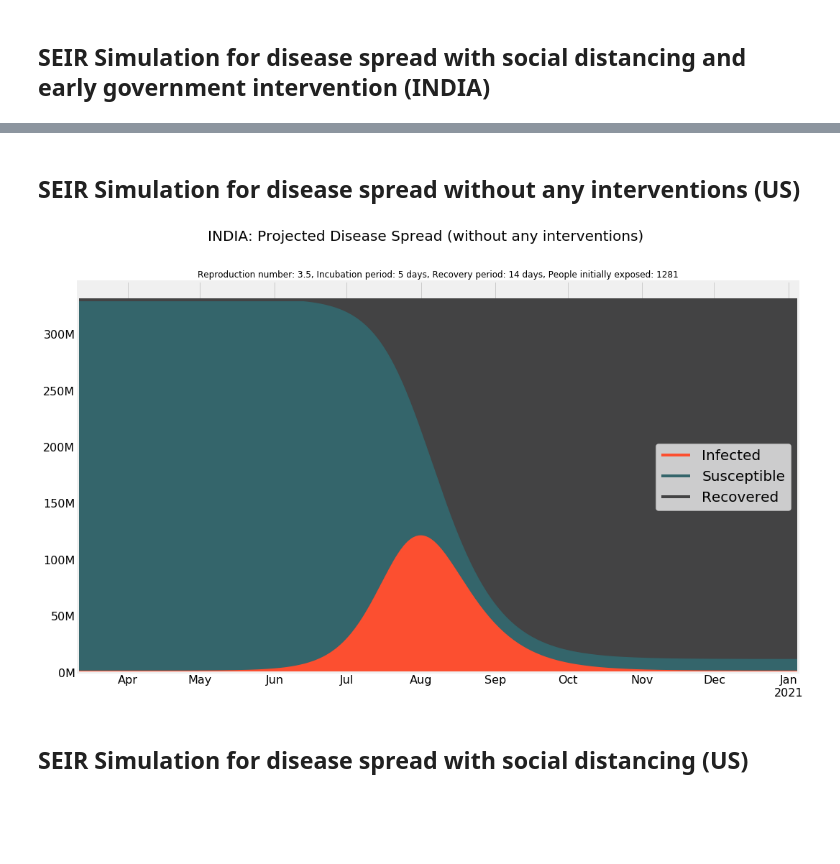
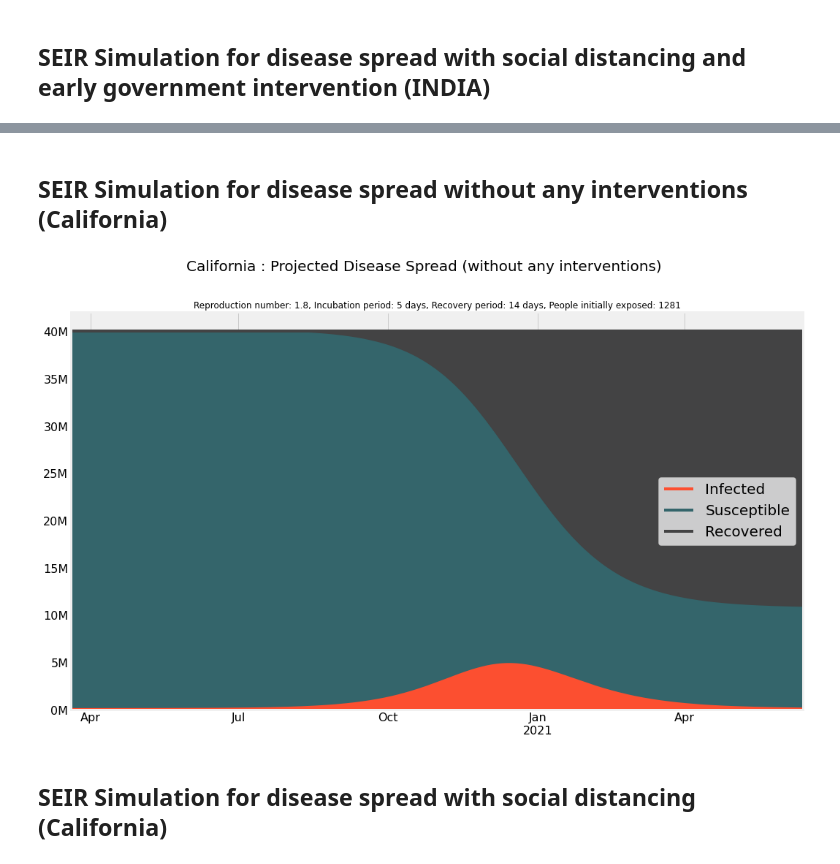
Before and after one commit to Niharika1203/CSE246_FinalProject-1, a Jupyter notebook: CSE246-FinalProject-COVID-19.ipynb, the cells around one changed output, grey strips where cells are left out. Cells and saved outputs as stored; diff of their text form; code cells hidden in the pictures; blank space fills up the shorter version.

Commit message:
Updated California and NY

```diff
--- a/CSE246-FinalProject-COVID-19.ipynb
+++ b/CSE246-FinalProject-COVID-19.ipynb
@@ -17,11 +17,11 @@ import pandas as pd
 import numpy as np
 # %%
 # world wide data
-confirmed_url = "https://github.com/CSSEGISandData/COVID-19/raw/master/csse_covid_19_data/csse_covid_19_time_series/time_series_covid19_confirmed_global.csv"
-deaths_url = "https://github.com/CSSEGISandData/COVID-19/raw/master/csse_covid_19_data/csse_covid_19_time_series/time_series_covid19_deaths_global.csv"
+# confirmed_url = "https://github.com/CSSEGISandData/COVID-19/raw/master/csse_covid_19_data/csse_covid_19_time_series/time_series_covid19_confirmed_global.csv"
+# deaths_url = "https://github.com/CSSEGISandData/COVID-19/raw/master/csse_covid_19_data/csse_covid_19_time_series/time_series_covid19_deaths_global.csv"
 
-# confirmed_url = "/Users/niharika/Desktop/CSE 246 Responsible Data Science /COVID-19/csse_covid_19_data/csse_covid_19_time_series/time_series_covid19_confirmed_global.csv"
-# deaths_url = "/Users/niharika/Desktop/CSE 246 Responsible Data Science /COVID-19/csse_covid_19_data/csse_covid_19_time_series/time_series_covid19_deaths_global.csv"
+confirmed_url = "/Users/niharika/Desktop/CSE 246 Responsible Data Science /COVID-19/csse_covid_19_data/csse_covid_19_time_series/time_series_covid19_confirmed_global.csv"
+deaths_url = "/Users/niharika/Desktop/CSE 246 Responsible Data Science /COVID-19/csse_covid_19_data/csse_covid_19_time_series/time_series_covid19_deaths_global.csv"
 
 df_confirmed_raw = pd.read_csv(confirmed_url)
 df_deaths_raw = pd.read_csv(deaths_url)
@@ -689,10 +689,10 @@ for intervention_day in intervention_days:
 # %% [markdown]
-## SEIR Simulation for disease spread without any interventions (US)
+## SEIR Simulation for disease spread without any interventions (California)
 # %%
 # Model parameters
 incubation_period = 5 # Days from infection to transmission / latent period until becoming infectious.
 recovery_period = 14 # Days from infection to recovery (until no longer being infectious).
-reproduction_number = 3.5 # Number of susceptible people who get exposed/infected by an infected individual.
+reproduction_number = 1.8 # Number of susceptible people who get exposed/infected by an infected individual.
 
 # Model rates calculations
 sigma = 1 / incubation_period
@@ -701,11 +701,11 @@ gamma = 1 / recovery_period
 beta = lambda _: reproduction_number * gamma
 
 # Simulation parameters
-simulation_duration = 10 * 30  # 15 months in days
-population_size = 330e6 # 1380e6
+simulation_duration = 15 * 30  # 15 months in days
+population_size = 40e6 #39512223
 
 # Initial_conditions
-start_date = pd.to_datetime("2020-03-11") # When total cases crossed 1000
+start_date = pd.to_datetime("2020-03-20") # When total cases crossed 1000
 initial_exposed = 1281
 initial_infected = 0
 initial_recovered = 0
@@ -718,34 +718,34 @@ init_vals = (
 
 # Run simulation
 results_df = SEIR_model(
     initial_conditions=init_vals,
     model_parameters=(sigma, beta, gamma),
     days=simulation_duration,
 )
 # Scale outputs by population size
 results_df *= population_size
 results_df = results_df.astype(int)
 # Set date index
 results_df.index = pd.date_range(
     start_date, start_date + pd.Timedelta(days=simulation_duration)
 )
 
 # Plotting
 # for plotting purposes, "infected" includes individuals who have been exposed as well
 SEIR_chart(
     pd.DataFrame(
         {
             "Infected": results_df["Infected"] + results_df["Exposed"],
             "Susceptible": results_df["Susceptible"],
             "Recovered": results_df["Recovered"],
         }
     ),
-    "INDIA: Projected Disease Spread (without any interventions)",
+    "California : Projected Disease Spread (without any interventions)",
     "Reproduction number: {}, Incubation period: {} days, Recovery period: {} days, People initially exposed: {}".format(
         reproduction_number, incubation_period, recovery_period, initial_exposed
     ),
 )
 # %% [output]
-[figure, old version]
+[figure, new version]
 # %% [markdown]
-## SEIR Simulation for disease spread with social distancing (US)
+## SEIR Simulation for disease spread with social distancing (California)
```
Also changed, not shown: parts of 20 cells of this notebook.
